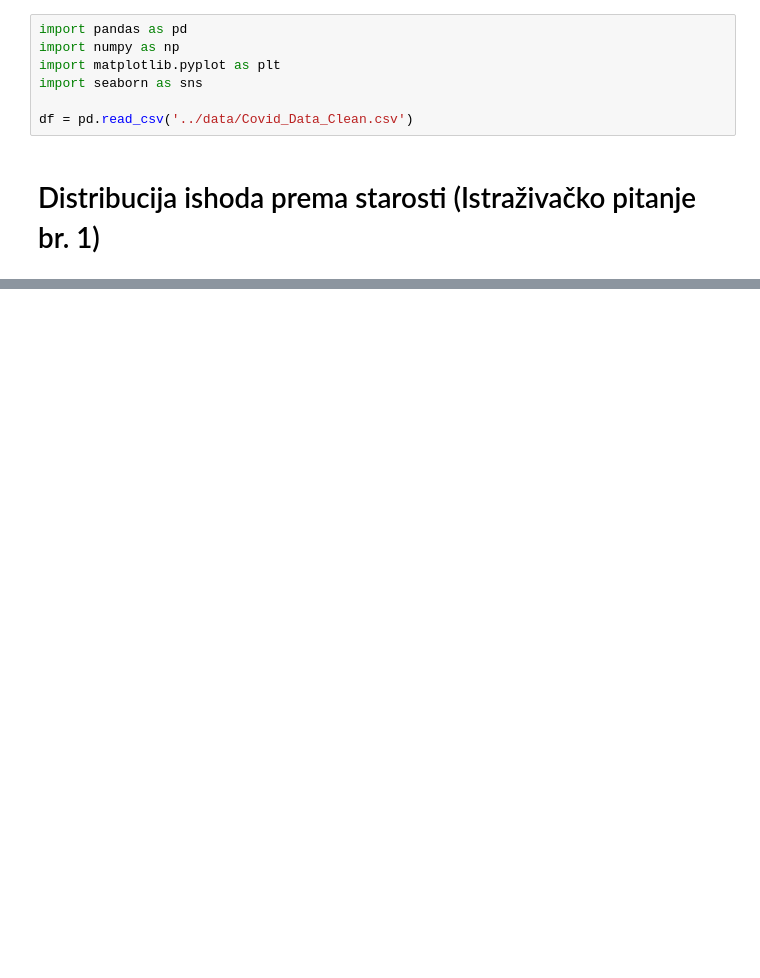
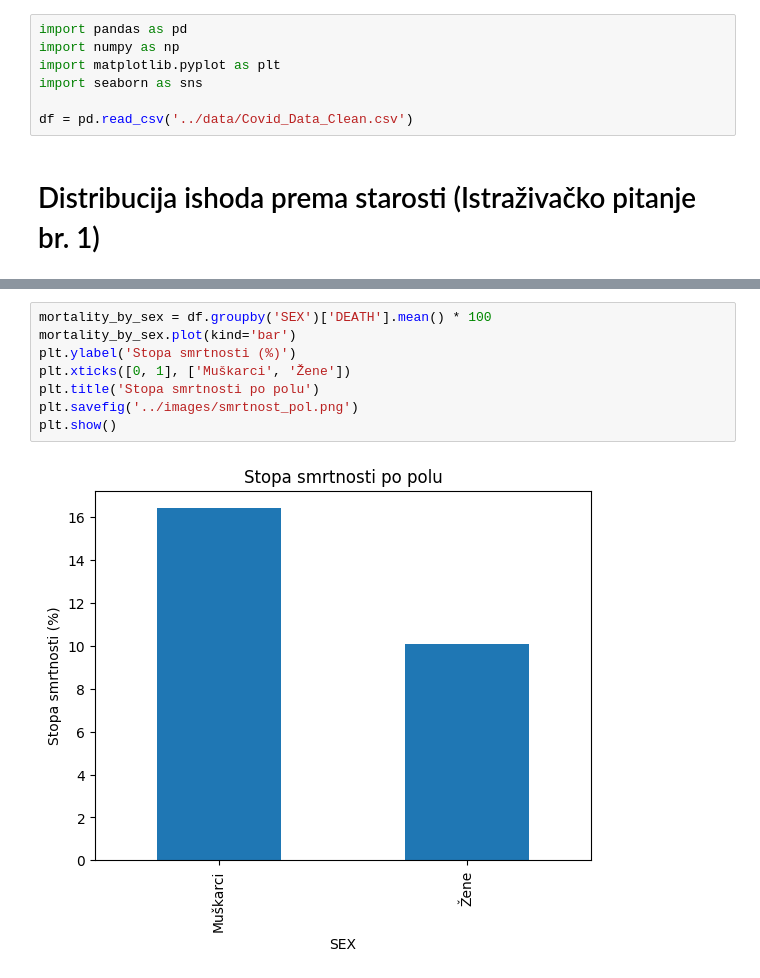
Before and after one commit to marijaag/covid19-analysys-BDIS, a Jupyter notebook: notebooks/4_EDA_Analiza.ipynb, the cells around one changed output, grey strips where cells are left out. Drawn from its saved outputs; the diff is of its cells as text; blank space fills up the shorter version.

```diff
--- a/notebooks/4_EDA_Analiza.ipynb
+++ b/notebooks/4_EDA_Analiza.ipynb
@@ -26,0 +60,10 @@ plt.show()
+# %%
+mortality_by_sex = df.groupby('SEX')['DEATH'].mean() * 100
+mortality_by_sex.plot(kind='bar')
+plt.ylabel('Stopa smrtnosti (%)')
+plt.xticks([0, 1], ['Muškarci', 'Žene'])
+plt.title('Stopa smrtnosti po polu')
+plt.savefig('../images/smrtnost_pol.png')
+plt.show()
+# %% [output]
+[figure, added]
```
Also changed, not shown: parts of 22 cells of this notebook, 15 other files.
